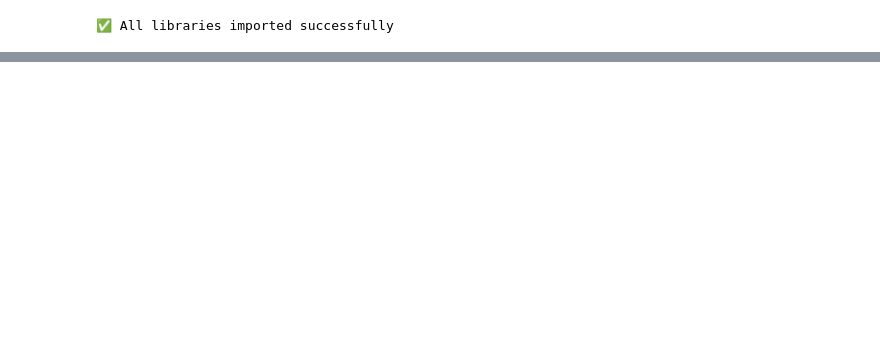
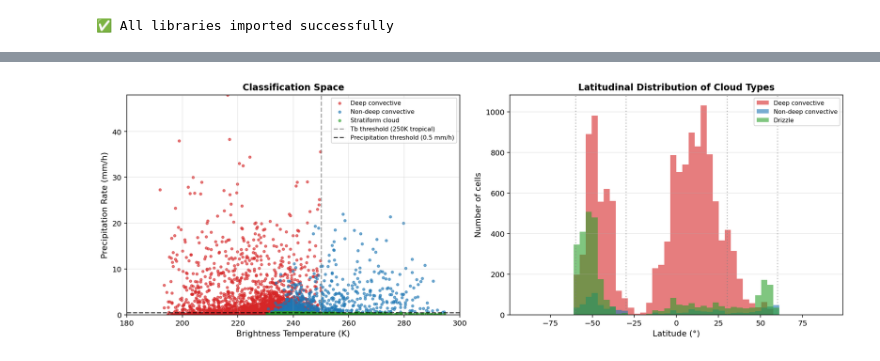
Before and after one commit to WACCEM/gsrm_cooccurrencefeature, a Jupyter notebook: notebooks/test_ccs_type_classification.ipynb, the cells around one changed output, grey strips where cells are left out. Drawn from its saved outputs; the diff is of its cells as text; code cells hidden in the pictures; blank space fills up the shorter version.

```diff
--- a/notebooks/test_ccs_type_classification.ipynb
+++ b/notebooks/test_ccs_type_classification.ipynb
@@ -64,0 +433,3 @@ ds_pr
+# %%
+# Remove MCS from CCS mask
+nmcs_ccs_mask = ccs_mask.where(mcs_mask == 0)
@@ -64,0 +721,58 @@ ds_pr
+# %%
+# Create a detailed summary plot showing classification logic
+fig, axes = plt.subplots(1, 2, figsize=(14, 5))
+
+# Left plot: Scatter plot of Tb vs Precipitation (colored by cloud type)
+ax = axes[0]
+# Get data for classified clouds only
+classified_idx = cloud_type.values > 0
+if classified_idx.sum() > 0:
+    tb_vals = tb.values[classified_idx]
+    pr_vals = pr.values[classified_idx]
+    ct_vals = cloud_type.values[classified_idx]
+    lat_vals = lat[classified_idx]
+
+    # Plot each cloud type
+    for i, label in enumerate(['Deep convective', 'Non-deep convective',
+                                'Stratiform cloud', 'Drizzle'], start=1):
+        mask = ct_vals == i
+        if mask.sum() > 0:
+            ax.scatter(tb_vals[mask], pr_vals[mask],
+                      c=cloud_colors[i], s=10, alpha=0.6, label=label)
+
+    # Add threshold lines
+    ax.axvline(250, color='gray', linestyle='--', linewidth=1.5,
+               alpha=0.7, label='Tb threshold (250K tropical)')
+    ax.axhline(0.5, color='black', linestyle='--', linewidth=1.5,
+               alpha=0.7, label='Precipitation threshold (0.5 mm/h)')
+
+    ax.set_xlabel('Brightness Temperature (K)', fontsize=11)
+    ax.set_ylabel('Precipitation Rate (mm/h)', fontsize=11)
+    ax.set_title('Classification Space', fontsize=12, fontweight='bold')
+    ax.set_xlim(180, 300)
+    ax.set_ylim(0, max(15, pr_vals.max()))
+    ax.grid(True, alpha=0.3)
+    ax.legend(fontsize=8, loc='upper right')
+
+# Right plot: Distribution by latitude
+ax = axes[1]
+for i, label in enumerate(['Deep convective', 'Non-deep convective', 'Drizzle'], start=1):
+    mask = ct_vals == i
+    if mask.sum() > 0:
+        ax.hist(lat_vals[mask], bins=50, color=cloud_colors[i],
+                alpha=0.6, label=label, range=(-90, 90))
+
+ax.set_xlabel('Latitude (°)', fontsize=11)
+ax.set_ylabel('Number of cells', fontsize=11)
+ax.set_title('Latitudinal Distribution of Cloud Types', fontsize=12, fontweight='bold')
+ax.axvline(-30, color='gray', linestyle=':', alpha=0.5)
+ax.axvline(30, color='gray', linestyle=':', alpha=0.5)
+ax.axvline(-60, color='gray', linestyle=':', alpha=0.5)
+ax.axvline(60, color='gray', linestyle=':', alpha=0.5)
+ax.grid(True, alpha=0.3, axis='y')
+ax.legend(fontsize=8)
+
+plt.tight_layout()
+plt.show()
+# %% [output]
+[figure, added]
```
Also changed, not shown: parts of 30 cells of this notebook, 1 other file.
